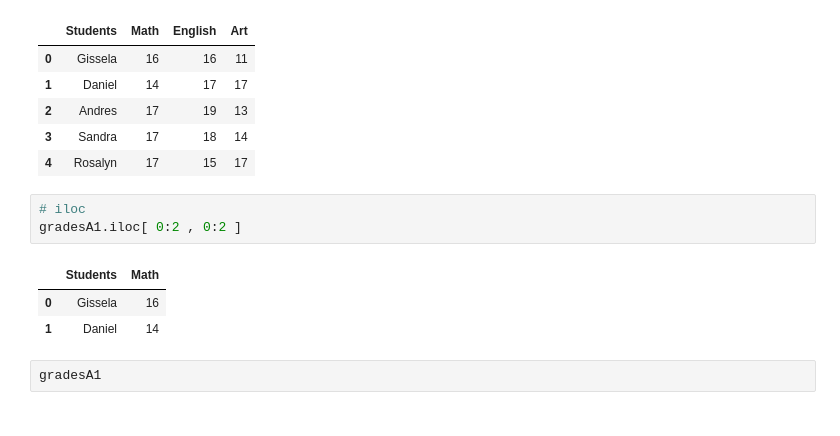
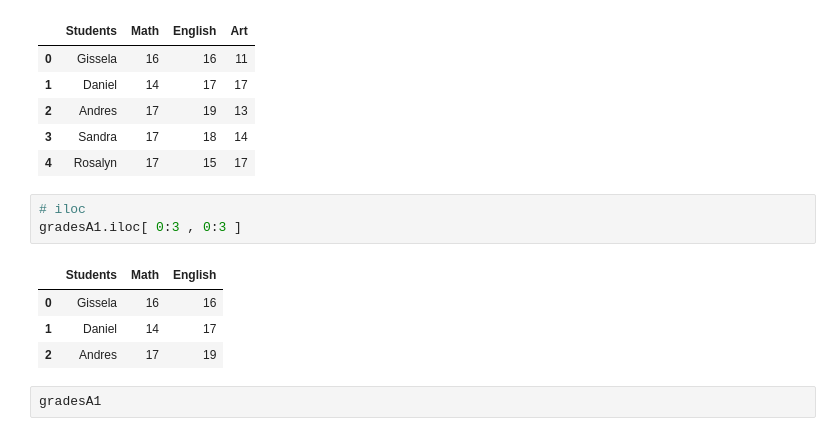
Before and after one commit to qlab-intro-python/ccss-gp-2024, a Jupyter notebook: 3. Pandas/03_Pandas.ipynb, the cells around one changed output. Saved outputs shown, nothing was run; the diff lists cells and outputs as text.

```diff
--- a/3. Pandas/03_Pandas.ipynb
+++ b/3. Pandas/03_Pandas.ipynb
@@ -395,11 +419,12 @@ gradesA1
 | 4 | Rosalyn | 17 | 15 | 17 |
 # %%
 # iloc
-gradesA1.iloc[ 0:2 , 0:2 ]
+gradesA1.iloc[ 0:3 , 0:3 ]
 # %% [output]
-|  | Students | Math |
-| 0 | Gissela | 16 |
-| 1 | Daniel | 14 |
+|  | Students | Math | English |
+| 0 | Gissela | 16 | 16 |
+| 1 | Daniel | 14 | 17 |
+| 2 | Andres | 17 | 19 |
 # %%
 gradesA1
 # %% [output]
```
Also changed, not shown: parts of 89 cells of this notebook, 13 other files.
